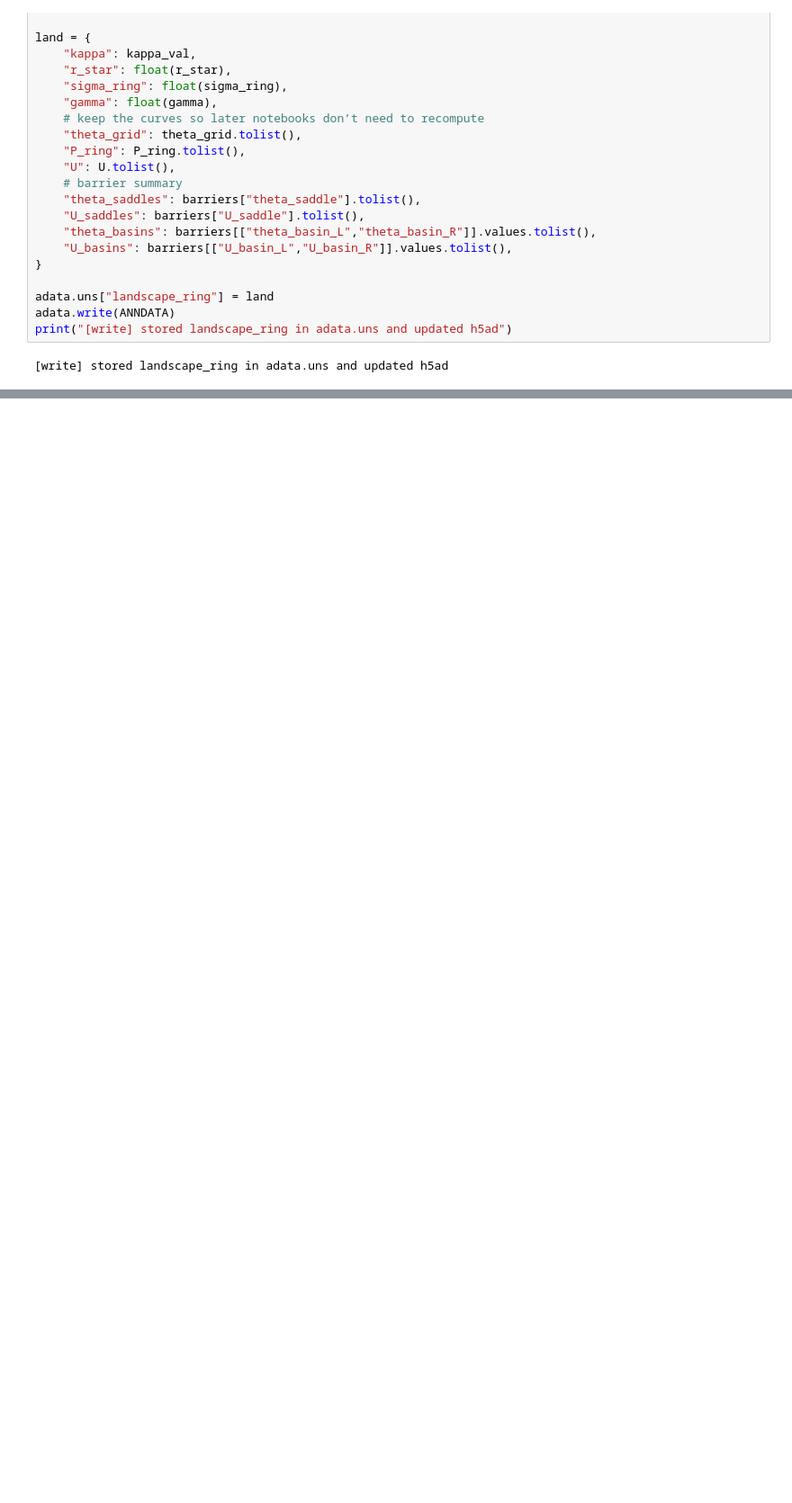
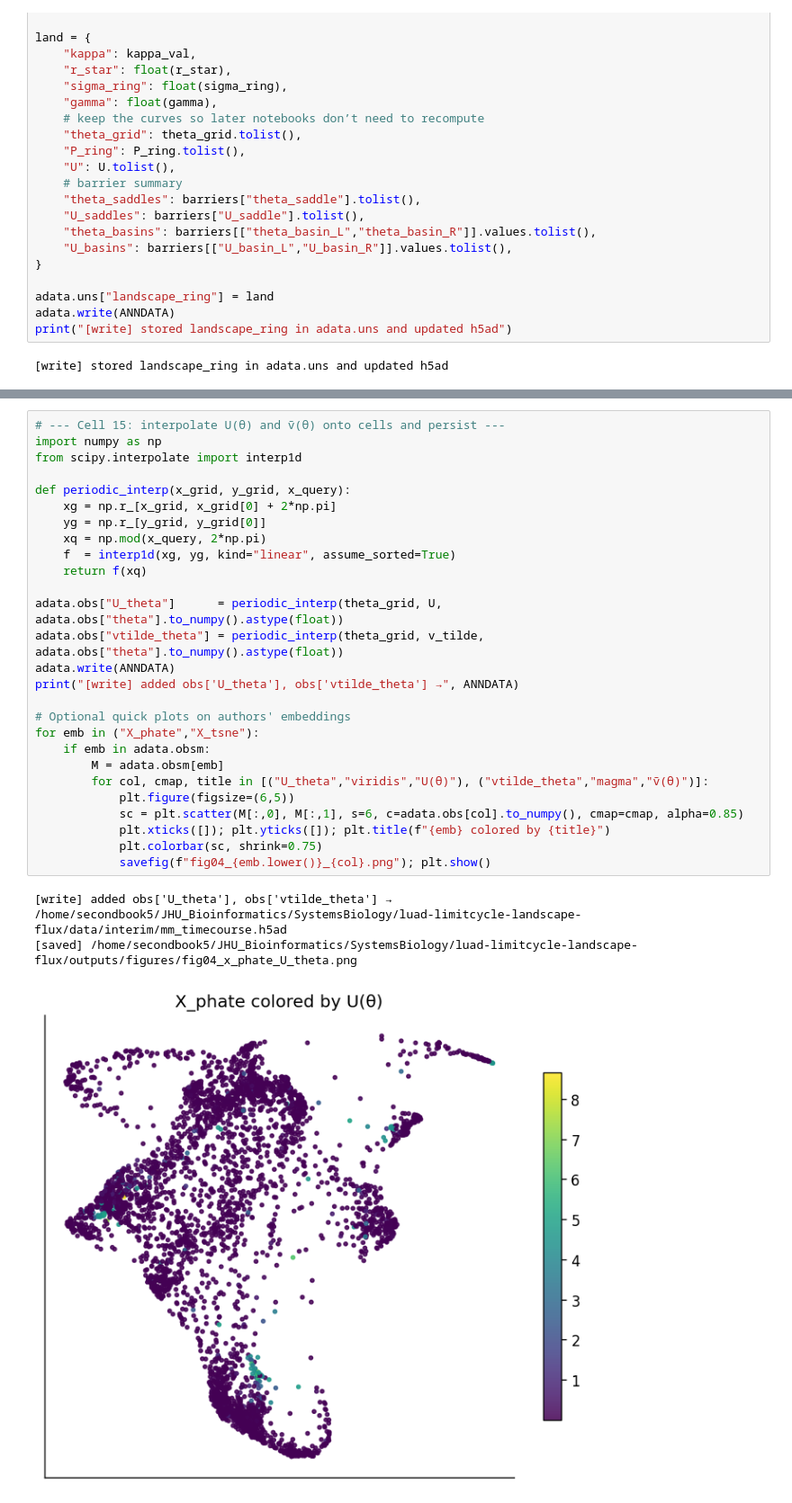
Before and after one commit to SecondBook5/luad-limitcycle-landscape-flux, a Jupyter notebook: notebooks/04_landscape_barriers_speed.ipynb, the cells around one changed output, grey strips where cells are left out. Shown at 90% size. Saved outputs shown, nothing was run; the diff lists cells and outputs as text; blank space fills up the shorter version.

```diff
--- a/notebooks/04_landscape_barriers_speed.ipynb
+++ b/notebooks/04_landscape_barriers_speed.ipynb
@@ -742,0 +1060,31 @@ except Exception as e:
+# %%
+# --- Cell 15: interpolate U(θ) and ṽ(θ) onto cells and persist ---
+import numpy as np
+from scipy.interpolate import interp1d
+
+def periodic_interp(x_grid, y_grid, x_query):
+    xg = np.r_[x_grid, x_grid[0] + 2*np.pi]
+    yg = np.r_[y_grid, y_grid[0]]
+    xq = np.mod(x_query, 2*np.pi)
+    f  = interp1d(xg, yg, kind="linear", assume_sorted=True)
+    return f(xq)
+
+adata.obs["U_theta"]      = periodic_interp(theta_grid, U,       adata.obs["theta"].to_numpy().astype(float))
+adata.obs["vtilde_theta"] = periodic_interp(theta_grid, v_tilde, adata.obs["theta"].to_numpy().astype(float))
+adata.write(ANNDATA)
+print("[write] added obs['U_theta'], obs['vtilde_theta'] →", ANNDATA)
+
+# Optional quick plots on authors' embeddings
+for emb in ("X_phate","X_tsne"):
+    if emb in adata.obsm:
+        M = adata.obsm[emb]
+        for col, cmap, title in [("U_theta","viridis","U(θ)"), ("vtilde_theta","magma","ṽ(θ)")]:
+            plt.figure(figsize=(6,5))
+            sc = plt.scatter(M[:,0], M[:,1], s=6, c=adata.obs[col].to_numpy(), cmap=cmap, alpha=0.85)
+            plt.xticks([]); plt.yticks([]); plt.title(f"{emb} colored by {title}")
+            plt.colorbar(sc, shrink=0.75)
+            savefig(f"fig04_{emb.lower()}_{col}.png"); plt.show()
+# %% [output]
+[write] added obs['U_theta'], obs['vtilde_theta'] → /home/secondbook5/JHU_Bioinformatics/SystemsBiology/luad-limitcycle-landscape-flux/data/interim/mm_timecourse.h5ad
+[saved] /home/secondbook5/JHU_Bioinformatics/SystemsBiology/luad-limitcycle-landscape-flux/outputs/figures/fig04_x_phate_U_theta.png
+[figure, added]
```
Also changed, not shown: parts of 36 cells of this notebook.
